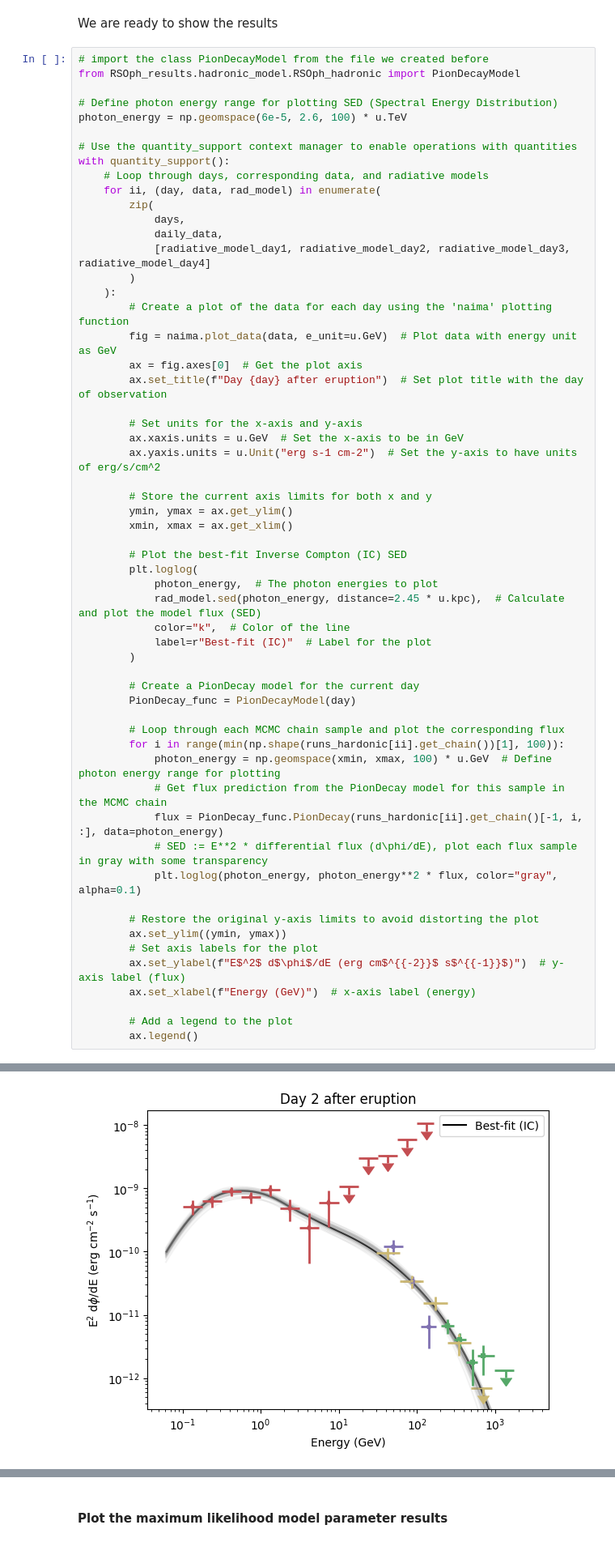
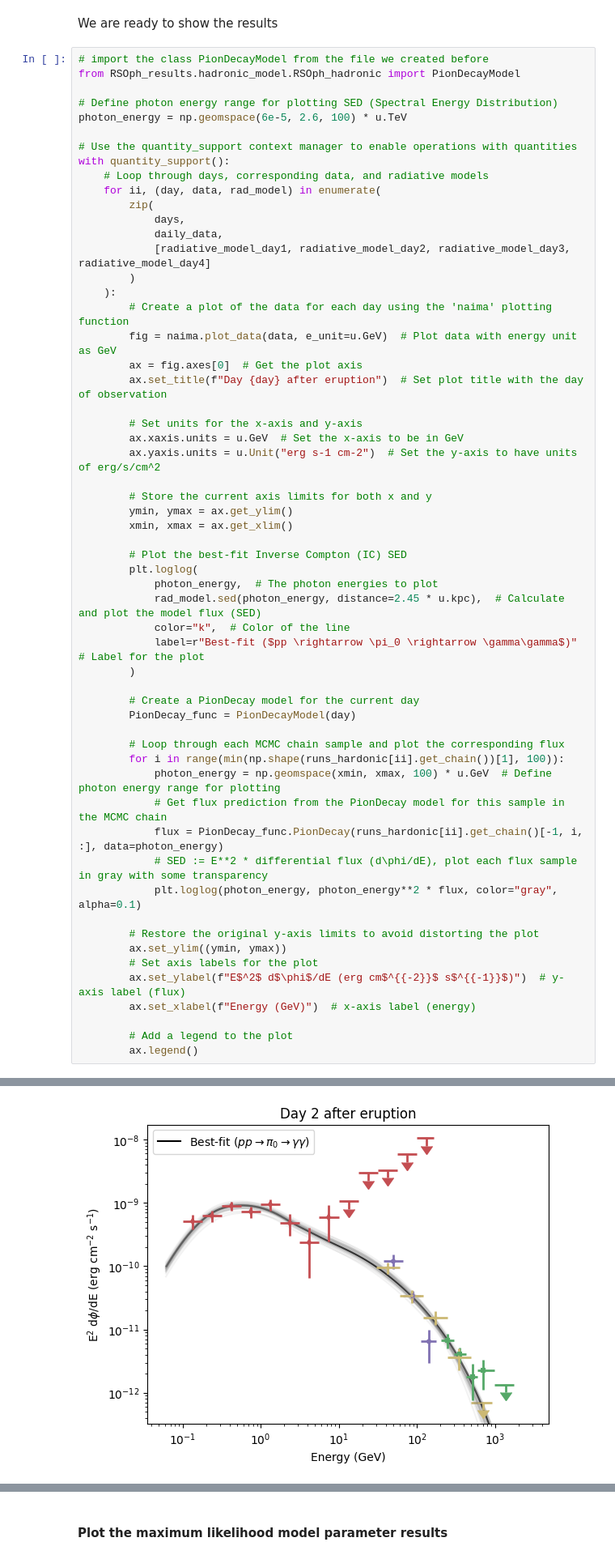
Before and after one commit to aaguasca/naima_handson, a Jupyter notebook: scripts/fit_RSOph.ipynb, the cells around one changed output, grey strips where cells are left out. Shown at 81% size. Saved outputs shown, nothing was run; the diff lists cells and outputs as text.

```diff
--- a/scripts/fit_RSOph.ipynb
+++ b/scripts/fit_RSOph.ipynb
@@ -483,7 +483,7 @@ with quantity_support():
             photon_energy,  # The photon energies to plot
             rad_model.sed(photon_energy, distance=2.45 * u.kpc),  # Calculate and plot the model flux (SED)
             color="k",  # Color of the line
-            label=r"Best-fit (IC)"  # Label for the plot
+            label=r"Best-fit ($pp \rightarrow \pi_0 \rightarrow \gamma\gamma$)"  # Label for the plot
         )
 
         # Create a PionDecay model for the current day
@@ -510 +510 @@ with quantity_support():
-[figure, old version]
+[figure, new version]
```
Also changed, not shown: parts of 2 cells of this notebook.
